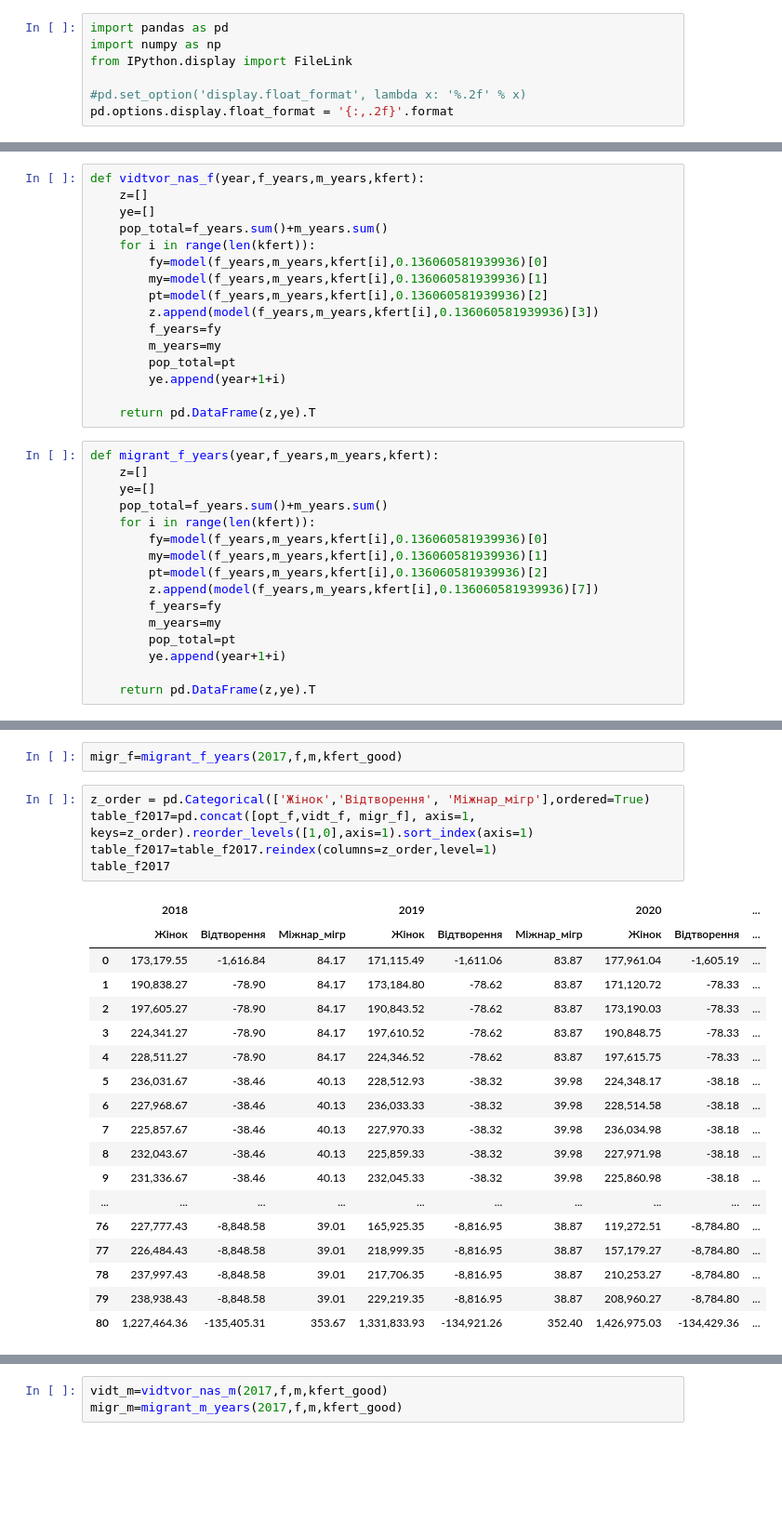
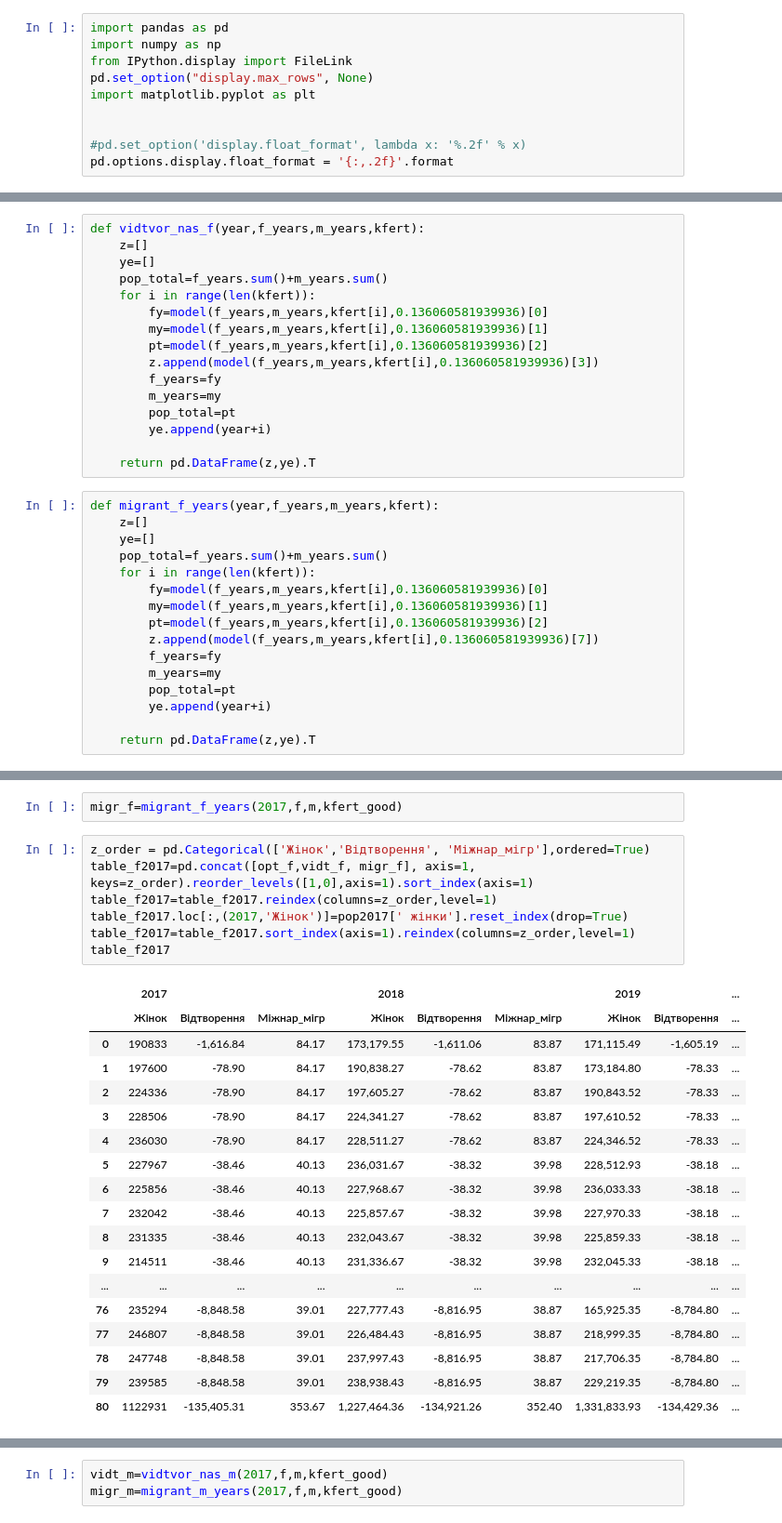
Before and after one commit to lukas1326/UkrViewPresentation, a Jupyter notebook: slide5_7/pop_model_AI_2017.ipynb, the cells around one changed output, grey strips where cells are left out. Shown at 93% size. Saved outputs shown, nothing was run; the diff lists cells and outputs as text; blank space fills up the shorter version.

```diff
--- a/slide5_7/pop_model_AI_2017.ipynb
+++ b/slide5_7/pop_model_AI_2017.ipynb
@@ -20,6 +20,9 @@ $( document ).ready(code_toggle);
 import pandas as pd
 import numpy as np
 from IPython.display import FileLink
+pd.set_option("display.max_rows", None)
+import matplotlib.pyplot as plt
+
 
 #pd.set_option('display.float_format', lambda x: '%.2f' % x)
 pd.options.display.float_format = '{:,.2f}'.format
@@ -444,7 +446,7 @@ def vidtvor_nas_f(year,f_years,m_years,kfert):
         f_years=fy
         m_years=my
         pop_total=pt
-        ye.append(year+1+i)
+        ye.append(year+i)
 
     return pd.DataFrame(z,ye).T
 # %%
@@ -460,7 +462,7 @@ def migrant_f_years(year,f_years,m_years,kfert):
         f_years=fy
         m_years=my
         pop_total=pt
-        ye.append(year+1+i)
+        ye.append(year+i)
 
     return pd.DataFrame(z,ye).T
 # %%
@@ -699,24 +701,26 @@ migr_f=migrant_f_years(2017,f,m,kfert_good)
 # %%
 z_order = pd.Categorical(['Жінок','Відтворення', 'Міжнар_мігр'],ordered=True)
 table_f2017=pd.concat([opt_f,vidt_f, migr_f], axis=1, keys=z_order).reorder_levels([1,0],axis=1).sort_index(axis=1)
 table_f2017=table_f2017.reindex(columns=z_order,level=1)
+table_f2017.loc[:,(2017,'Жінок')]=pop2017[' жінки'].reset_index(drop=True)
+table_f2017=table_f2017.sort_index(axis=1).reindex(columns=z_order,level=1)
 table_f2017
 # %% [output]
-|  | 2018 |  |  | 2019 |  |  | 2020 |  | ... |
+|  | 2017 |  |  | 2018 |  |  | 2019 |  | ... |
 |  | Жінок | Відтворення | Міжнар_мігр | Жінок | Відтворення | Міжнар_мігр | Жінок | Відтворення | ... |
-| 0 | 173,179.55 | -1,616.84 | 84.17 | 171,115.49 | -1,611.06 | 83.87 | 177,961.04 | -1,605.19 | ... |
-| 1 | 190,838.27 | -78.90 | 84.17 | 173,184.80 | -78.62 | 83.87 | 171,120.72 | -78.33 | ... |
-| 2 | 197,605.27 | -78.90 | 84.17 | 190,843.52 | -78.62 | 83.87 | 173,190.03 | -78.33 | ... |
-| 3 | 224,341.27 | -78.90 | 84.17 | 197,610.52 | -78.62 | 83.87 | 190,848.75 | -78.33 | ... |
-| 4 | 228,511.27 | -78.90 | 84.17 | 224,346.52 | -78.62 | 83.87 | 197,615.75 | -78.33 | ... |
-| 5 | 236,031.67 | -38.46 | 40.13 | 228,512.93 | -38.32 | 39.98 | 224,348.17 | -38.18 | ... |
-| 6 | 227,968.67 | -38.46 | 40.13 | 236,033.33 | -38.32 | 39.98 | 228,514.58 | -38.18 | ... |
-| 7 | 225,857.67 | -38.46 | 40.13 | 227,970.33 | -38.32 | 39.98 | 236,034.98 | -38.18 | ... |
-| 8 | 232,043.67 | -38.46 | 40.13 | 225,859.33 | -38.32 | 39.98 | 227,971.98 | -38.18 | ... |
-| 9 | 231,336.67 | -38.46 | 40.13 | 232,045.33 | -38.32 | 39.98 | 225,860.98 | -38.18 | ... |
+| 0 | 190833 | -1,616.84 | 84.17 | 173,179.55 | -1,611.06 | 83.87 | 171,115.49 | -1,605.19 | ... |
+| 1 | 197600 | -78.90 | 84.17 | 190,838.27 | -78.62 | 83.87 | 173,184.80 | -78.33 | ... |
+| 2 | 224336 | -78.90 | 84.17 | 197,605.27 | -78.62 | 83.87 | 190,843.52 | -78.33 | ... |
+| 3 | 228506 | -78.90 | 84.17 | 224,341.27 | -78.62 | 83.87 | 197,610.52 | -78.33 | ... |
+| 4 | 236030 | -78.90 | 84.17 | 228,511.27 | -78.62 | 83.87 | 224,346.52 | -78.33 | ... |
+| 5 | 227967 | -38.46 | 40.13 | 236,031.67 | -38.32 | 39.98 | 228,512.93 | -38.18 | ... |
+| 6 | 225856 | -38.46 | 40.13 | 227,968.67 | -38.32 | 39.98 | 236,033.33 | -38.18 | ... |
+| 7 | 232042 | -38.46 | 40.13 | 225,857.67 | -38.32 | 39.98 | 227,970.33 | -38.18 | ... |
+| 8 | 231335 | -38.46 | 40.13 | 232,043.67 | -38.32 | 39.98 | 225,859.33 | -38.18 | ... |
+| 9 | 214511 | -38.46 | 40.13 | 231,336.67 | -38.32 | 39.98 | 232,045.33 | -38.18 | ... |
 | ... | ... | ... | ... | ... | ... | ... | ... | ... | ... |
-| 76 | 227,777.43 | -8,848.58 | 39.01 | 165,925.35 | -8,816.95 | 38.87 | 119,272.51 | -8,784.80 | ... |
-| 77 | 226,484.43 | -8,848.58 | 39.01 | 218,999.35 | -8,816.95 | 38.87 | 157,179.27 | -8,784.80 | ... |
-| 78 | 237,997.43 | -8,848.58 | 39.01 | 217,706.35 | -8,816.95 | 38.87 | 210,253.27 | -8,784.80 | ... |
-| 79 | 238,938.43 | -8,848.58 | 39.01 | 229,219.35 | -8,816.95 | 38.87 | 208,960.27 | -8,784.80 | ... |
-| 80 | 1,227,464.36 | -135,405.31 | 353.67 | 1,331,833.93 | -134,921.26 | 352.40 | 1,426,975.03 | -134,429.36 | ... |
+| 76 | 235294 | -8,848.58 | 39.01 | 227,777.43 | -8,816.95 | 38.87 | 165,925.35 | -8,784.80 | ... |
+| 77 | 246807 | -8,848.58 | 39.01 | 226,484.43 | -8,816.95 | 38.87 | 218,999.35 | -8,784.80 | ... |
+| 78 | 247748 | -8,848.58 | 39.01 | 237,997.43 | -8,816.95 | 38.87 | 217,706.35 | -8,784.80 | ... |
+| 79 | 239585 | -8,848.58 | 39.01 | 238,938.43 | -8,816.95 | 38.87 | 229,219.35 | -8,784.80 | ... |
+| 80 | 1122931 | -135,405.31 | 353.67 | 1,227,464.36 | -134,921.26 | 352.40 | 1,331,833.93 | -134,429.36 | ... |
```
Also changed, not shown: parts of 11 cells of this notebook, 4 other files.
